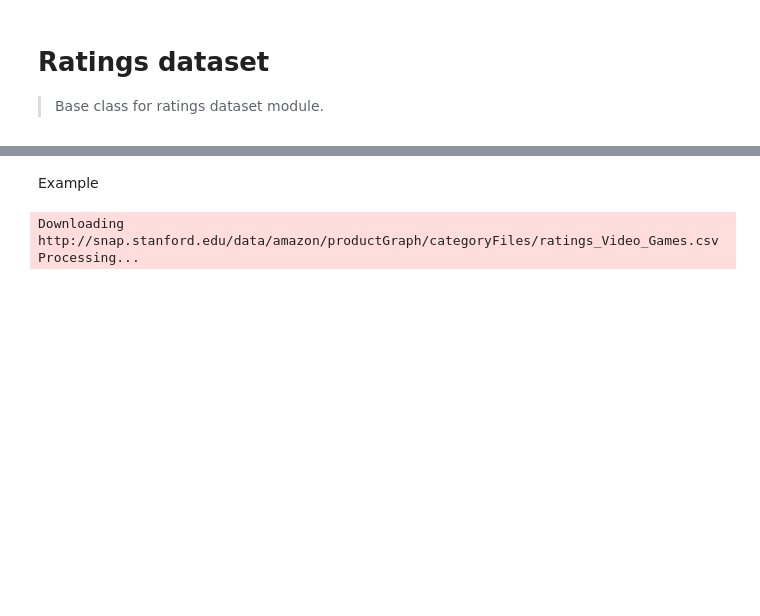
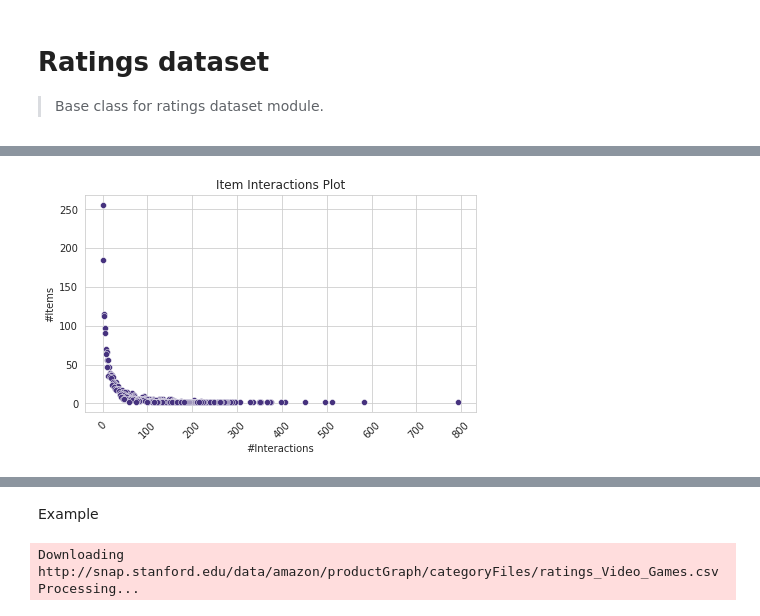
Before and after one commit to recohut/recohut, a Jupyter notebook: nbs/datasets/bases/datasets.bases.ratings.ipynb, the cells around one changed output, grey strips where cells are left out. Drawn from its saved outputs; the diff is of its cells as text; code cells hidden in the pictures; blank space fills up the shorter version.

```diff
--- a/nbs/datasets/bases/datasets.bases.ratings.ipynb
+++ b/nbs/datasets/bases/datasets.bases.ratings.ipynb
@@ -21,0 +118,4 @@ from recohut.datasets.bases.common import Dataset
+# %%
+ds.plot_item_interaction_counts()
+# %% [output]
+[figure, added]
```
Also changed, not shown: parts of 13 cells of this notebook.
